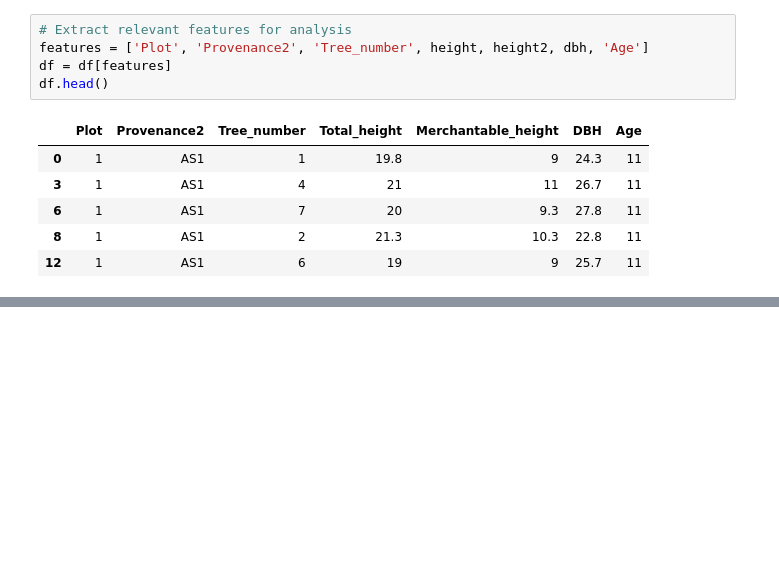
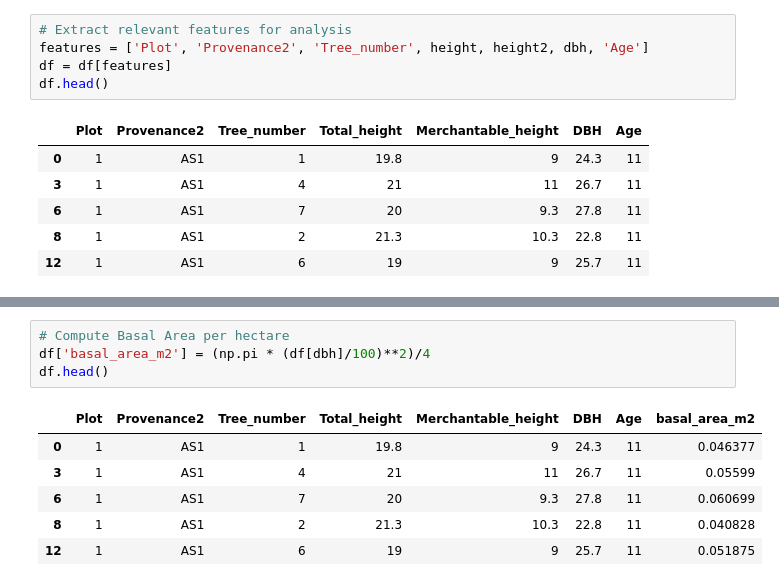
Before and after one commit to ds-gowusu/forest_ml, a Jupyter notebook: Provenance_analysis_2026.ipynb, the cells around one changed output, grey strips where cells are left out. Drawn from its saved outputs; the diff is of its cells as text; blank space fills up the shorter version.

```diff
--- a/Provenance_analysis_2026.ipynb
+++ b/Provenance_analysis_2026.ipynb
@@ -196,0 +193,11 @@ Name: stems_per_plot, dtype: object
+# %%
+# Compute Basal Area per hectare
+df['basal_area_m2'] = (np.pi * (df[dbh]/100)**2)/4
+df.head()
+# %% [output]
+|  | Plot | Provenance2 | Tree_number | Total_height | Merchantable_height | DBH | Age | basal_area_m2 |
+| 0 | 1 | AS1 | 1 | 19.8 | 9 | 24.3 | 11 | 0.046377 |
+| 3 | 1 | AS1 | 4 | 21 | 11 | 26.7 | 11 | 0.05599 |
+| 6 | 1 | AS1 | 7 | 20 | 9.3 | 27.8 | 11 | 0.060699 |
+| 8 | 1 | AS1 | 2 | 21.3 | 10.3 | 22.8 | 11 | 0.040828 |
+| 12 | 1 | AS1 | 6 | 19 | 9 | 25.7 | 11 | 0.051875 |
```
Also changed, not shown: parts of 14 cells of this notebook, 2 other files.
